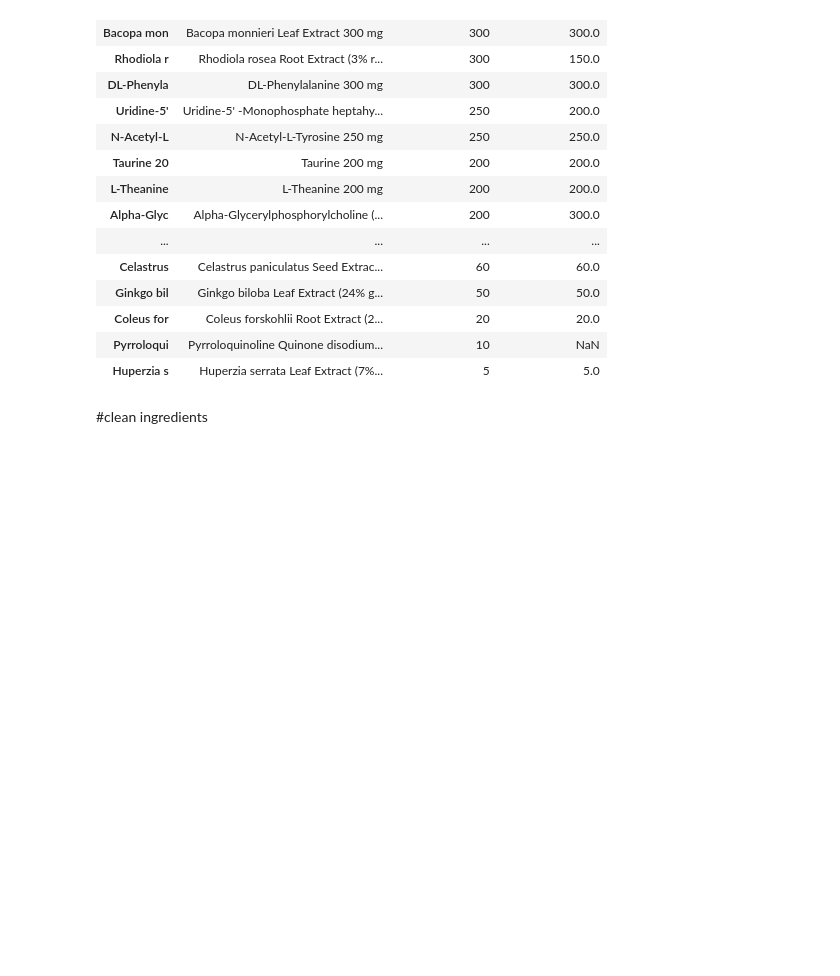
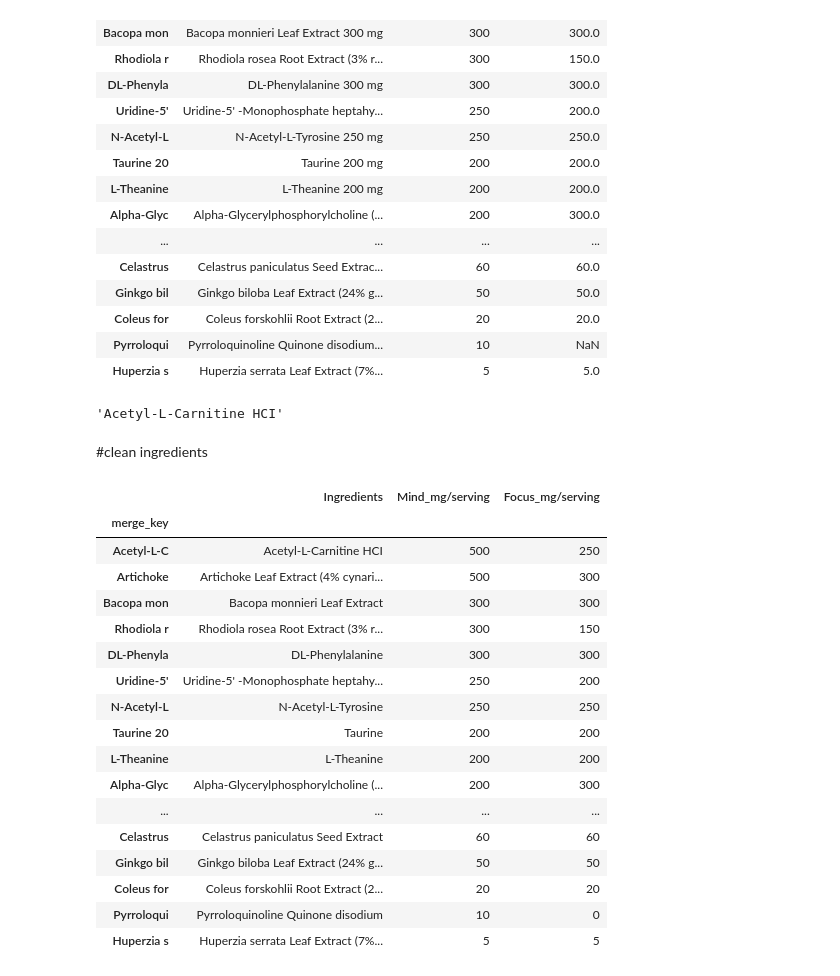
Before and after one commit to JeanCarloBejaran/Qualia-Nootropics-Mind-vs.-Focus, a Jupyter notebook: Qualia_Nootropics_Mind_Vs_Focus_Ingredient_Analysis.ipynb, the cells around one changed output. Drawn from its saved outputs; the diff is of its cells as text; code cells hidden in the pictures; blank space fills up the shorter version.

```diff
--- a/Qualia_Nootropics_Mind_Vs_Focus_Ingredient_Analysis.ipynb
+++ b/Qualia_Nootropics_Mind_Vs_Focus_Ingredient_Analysis.ipynb
@@ -217,5 +227,9 @@ Qualia
 | Coleus for | Coleus forskohlii Root Extract (2... | 20 | 20.0 |
 | Pyrroloqui | Pyrroloquinoline Quinone disodium... | 10 | NaN |
 | Huperzia s | Huperzia serrata Leaf Extract (7%... | 5 | 5.0 |
+# %%
+' '.join(Qualia.Ingredients[0].split()[0:-2])
+# %% [output]
+'Acetyl-L-Carnitine HCI'
 # %% [markdown]
 #clean ingredients
@@ -224,0 +236,33 @@ Qualia
+# %%
+#clean ingredients list of the mg amount. (Not required for the analysis but for showing off)
+def remove_ing_weight(string):
+  '''receives string and miligrams in (int) and cleans ingredient name'''
+  return ' '.join(string.split()[0:-2])
+
+Qualia.Ingredients = Qualia.Ingredients.apply(remove_ing_weight)
+
+#More cleaning for the Focus amount columns
+#swap not present ingredient values from Nan to 0
+Qualia['Focus_mg/serving'].fillna('0', inplace = True)
+#float to int
+Qualia['Focus_mg/serving'].apply(lambda x: int(x))
+Qualia
+# %% [output]
+|  | Ingredients | Mind_mg/serving | Focus_mg/serving |
+| merge_key |  |  |  |
+| Acetyl-L-C | Acetyl-L-Carnitine HCI | 500 | 250 |
+| Artichoke | Artichoke Leaf Extract (4% cynari... | 500 | 300 |
+| Bacopa mon | Bacopa monnieri Leaf Extract | 300 | 300 |
+| Rhodiola r | Rhodiola rosea Root Extract (3% r... | 300 | 150 |
+| DL-Phenyla | DL-Phenylalanine | 300 | 300 |
+| Uridine-5' | Uridine-5' -Monophosphate heptahy... | 250 | 200 |
+| N-Acetyl-L | N-Acetyl-L-Tyrosine | 250 | 250 |
+| Taurine 20 | Taurine | 200 | 200 |
+| L-Theanine | L-Theanine | 200 | 200 |
+| Alpha-Glyc | Alpha-Glycerylphosphorylcholine (... | 200 | 300 |
+| ... | ... | ... | ... |
+| Celastrus | Celastrus paniculatus Seed Extract | 60 | 60 |
+| Ginkgo bil | Ginkgo biloba Leaf Extract (24% g... | 50 | 50 |
+| Coleus for | Coleus forskohlii Root Extract (2... | 20 | 20 |
+| Pyrroloqui | Pyrroloquinoline Quinone disodium | 10 | 0 |
+| Huperzia s | Huperzia serrata Leaf Extract (7%... | 5 | 5 |
```
Also changed, not shown: parts of 28 cells of this notebook.
